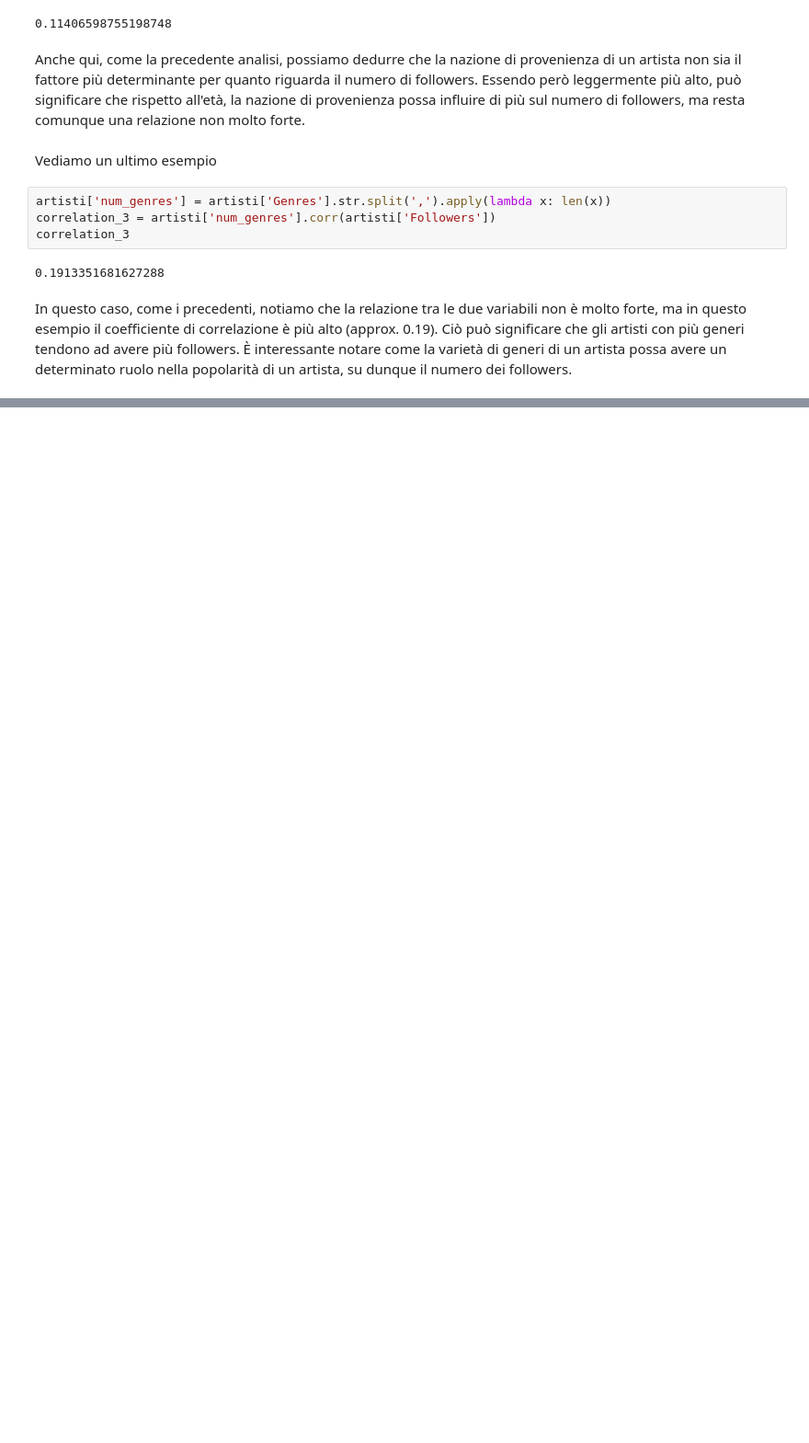
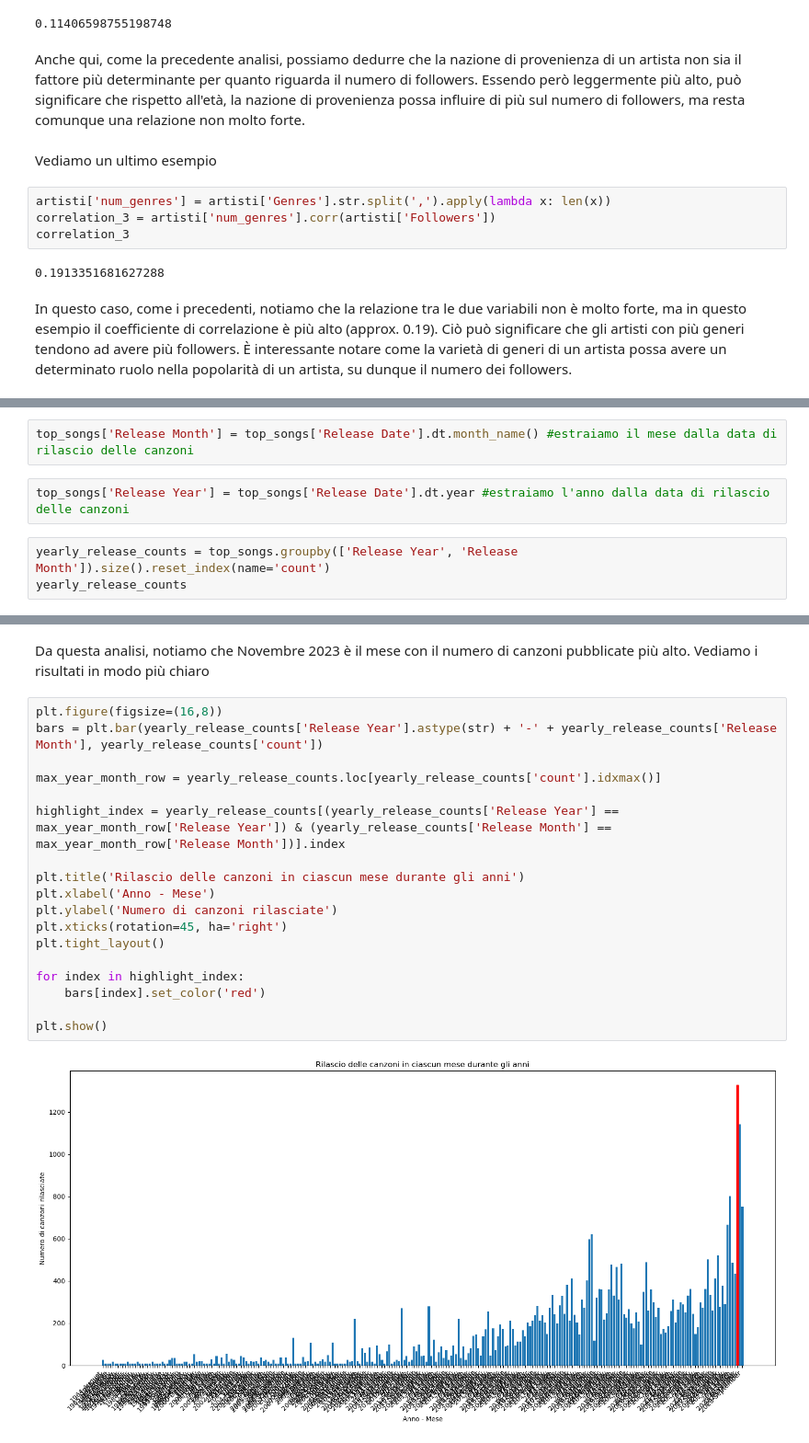
Before and after one commit to michelaminichini/Laboratorio-Big-Data-Progetto-2023, a Jupyter notebook: artists-top_songs.ipynb, the cells around one changed output, grey strips where cells are left out. Shown: that part at 92% size. Saved outputs shown, nothing was run; the diff lists cells and outputs as text; blank space fills up the shorter version.

```diff
--- a/artists-top_songs.ipynb
+++ b/artists-top_songs.ipynb
@@ -287,0 +290,7 @@ In questo caso, come i precedenti, notiamo che la relazione tra le due variabili
+# %%
+top_songs['Release Month'] = top_songs['Release Date'].dt.month_name() #estraiamo il mese dalla data di rilascio delle canzoni
+# %%
+top_songs['Release Year'] = top_songs['Release Date'].dt.year #estraiamo l'anno dalla data di rilascio delle canzoni
+# %%
+yearly_release_counts = top_songs.groupby(['Release Year', 'Release Month']).size().reset_index(name='count')
+yearly_release_counts
@@ -287,0 +319,23 @@ In questo caso, come i precedenti, notiamo che la relazione tra le due variabili
+# %% [markdown]
+Da questa analisi, notiamo che Novembre 2023 è il mese con il numero di canzoni pubblicate più alto.
+Vediamo i risultati in modo più chiaro
+# %%
+plt.figure(figsize=(16,8))
+bars = plt.bar(yearly_release_counts['Release Year'].astype(str) + '-' + yearly_release_counts['Release Month'], yearly_release_counts['count'])
+
+max_year_month_row = yearly_release_counts.loc[yearly_release_counts['count'].idxmax()]
+
+highlight_index = yearly_release_counts[(yearly_release_counts['Release Year'] == max_year_month_row['Release Year']) & (yearly_release_counts['Release Month'] == max_year_month_row['Release Month'])].index
+
+plt.title('Rilascio delle canzoni in ciascun mese durante gli anni')
+plt.xlabel('Anno - Mese')
+plt.ylabel('Numero di canzoni rilasciate')
+plt.xticks(rotation=45, ha='right')
+plt.tight_layout()
+
+for index in highlight_index:
+    bars[index].set_color('red')
+
+plt.show()
+# %% [output]
+[figure, added]
```
Also changed, not shown: parts of 5 cells of this notebook.
